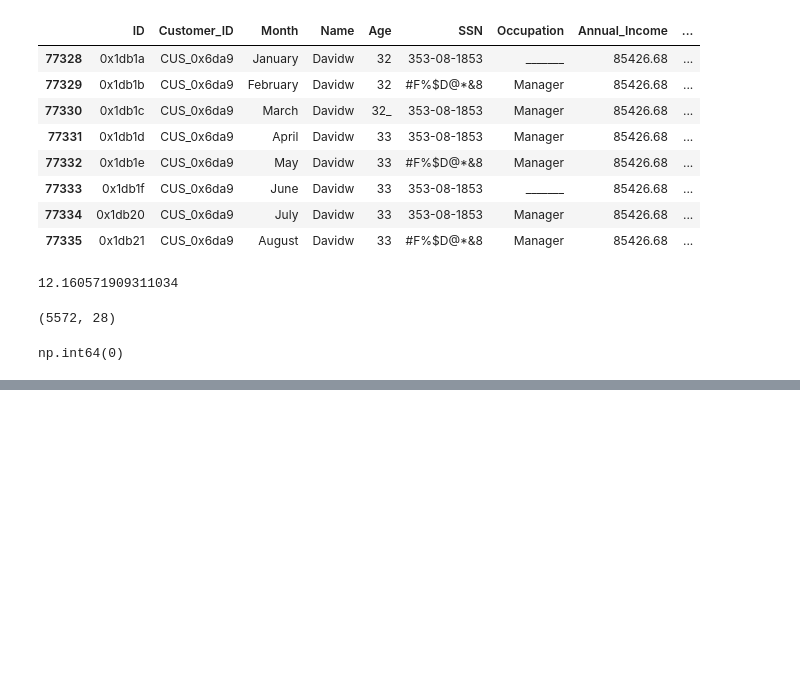
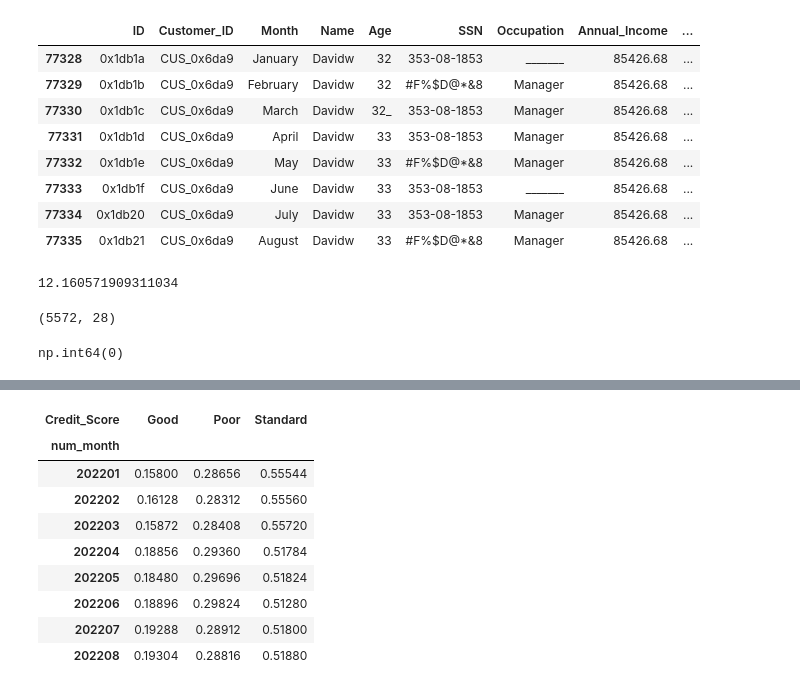
Before and after one commit to FerCorcuera/Credit-Score-Classification, a Jupyter notebook: notebooks/exploration.ipynb, the cells around one changed output, grey strips where cells are left out. Cells and saved outputs as stored; diff of their text form; code cells hidden in the pictures; blank space fills up the shorter version.

```diff
--- a/notebooks/exploration.ipynb
+++ b/notebooks/exploration.ipynb
@@ -157,0 +227,11 @@ np.int64(0)
+# %%
+target = 'Credit_Score'
+
+counts = train_df[target].value_counts()
+percentages = train_df[target].value_counts(normalize = True) * 100
+
+summary = pd.DataFrame({
+    'counts': counts,
+    '%': percentages
+})
+summary
@@ -157,0 +244,17 @@ np.int64(0)
+# %%
+pd.crosstab(
+    train_df['num_month'],
+    train_df[target],
+    normalize='index'
+)
+# %% [output]
+| Credit_Score | Good | Poor | Standard |
+| num_month |  |  |  |
+| 202201 | 0.15800 | 0.28656 | 0.55544 |
+| 202202 | 0.16128 | 0.28312 | 0.55560 |
+| 202203 | 0.15872 | 0.28408 | 0.55720 |
+| 202204 | 0.18856 | 0.29360 | 0.51784 |
+| 202205 | 0.18480 | 0.29696 | 0.51824 |
+| 202206 | 0.18896 | 0.29824 | 0.51280 |
+| 202207 | 0.19288 | 0.28912 | 0.51800 |
+| 202208 | 0.19304 | 0.28816 | 0.51880 |
```
Also changed, not shown: parts of 34 cells of this notebook.
